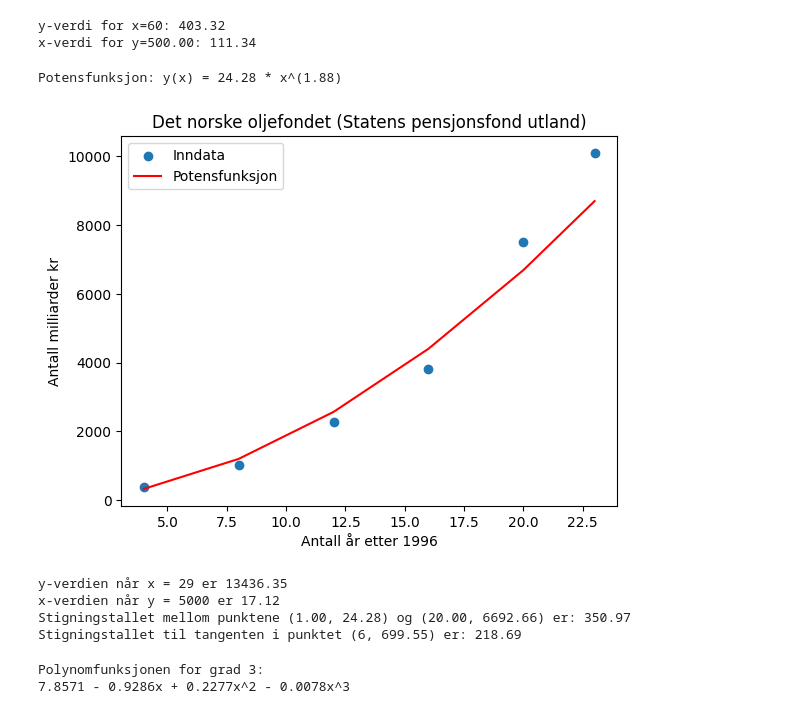
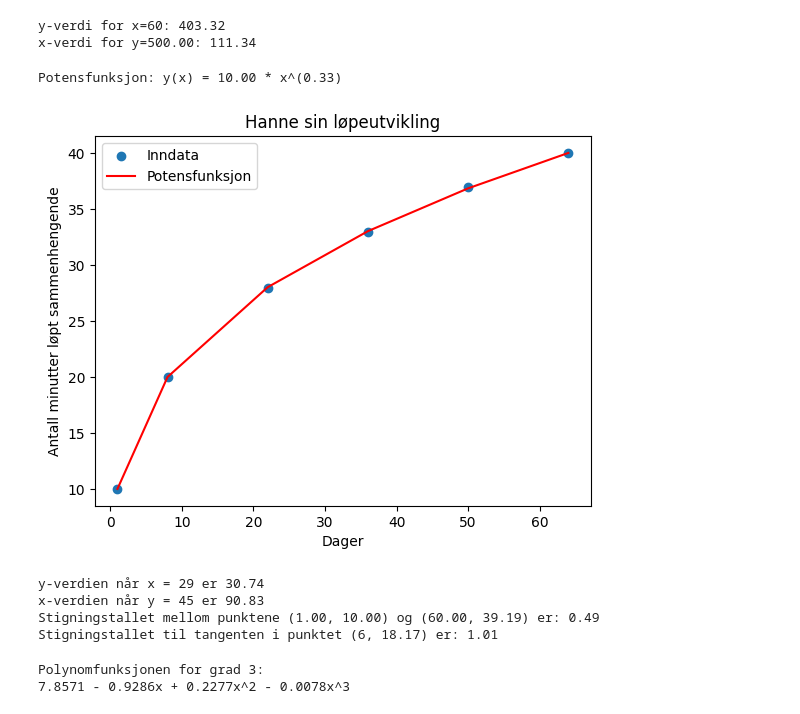
Before and after one commit to hanska91/Matematikk-2P-Y, a Jupyter notebook: Matematikkboka 2P-Y + Litt annet.ipynb, the cells around one changed output. Cells and saved outputs as stored; diff of their text form; code cells hidden in the pictures.

```diff
--- a/Matematikkboka 2P-Y + Litt annet.ipynb
+++ b/Matematikkboka 2P-Y + Litt annet.ipynb
@@ -2808,8 +2808,8 @@ import numpy as np
 import matplotlib.pyplot as plt
 
 # Datasett
-x = [4, 8, 12, 16, 20, 23]                              #Endre tallene så de passer til din oppgave
-y = [386, 1016, 2275, 3816, 7510, 10100]                #Endre tallene så de passer til din oppgave
+x = [1, 8, 22, 36, 50, 64]                              #Endre tallene så de passer til din oppgave
+y = [10, 20, 28, 33, 37, 40]                            #Endre tallene så de passer til din oppgave
 
 # Konverter y-verdiene til logaritmisk form
 log_y = np.log10(y)
@@ -2845,51 +2845,51 @@ print("Potensfunksjon: y(x) = {:.2f} * x^({:.2f})".format(a, b))
 # Plot datasettet og potensfunksjonen
 plt.scatter(x, y, label='Inndata')
 plt.plot(x, power_func(x, a, b), label='Potensfunksjon',color = "r")
-plt.xlabel('Antall år etter 1996')                                                        # Navn på x-aksen
-plt.ylabel('Antall milliarder kr')                                                        # Navn på y-aksen
+plt.xlabel('Dager')                                                        # Navn på x-aksen
+plt.ylabel('Antall minutter løpt sammenhengende')                          # Navn på y-aksen
 plt.legend()
-plt.title('Det norske oljefondet (Statens pensjonsfond utland)')                          # Overskriften på grafen
+plt.title('Hanne sin løpeutvikling')                                       # Overskriften på grafen
 plt.show()
 
 # Finn y-verdien når x = ...
 x_verdi = 29
 y_verdi = a*x_verdi**b
 print(f"y-verdien når x = {x_verdi} er {y_verdi:.2f}")
 
 # Finn x-verdien når y = ...
-y_verdi = 5000
+y_verdi = 45
 x_verdi = (y_verdi/a)**(1/b)
 print(f"x-verdien når y = {y_verdi} er {x_verdi:.2f}")
 
 # Finn stigningstallet mellom to punkter (rett linje)
-x1 = 1  # Valgfri x-verdi
-x2 = 20  # Valgfri x-verdi
+x1 = 1                                                      # Velg valgfri x1-verdi
+x2 = 60                                                     # Velg valgfri x2-verdi
 
 y1 = power_func(x1, a, b)
 y2 = power_func(x2, a, b)
 
 # Beregn stigningstallet
 m = (y2 - y1) / (x2 - x1)
 
 # Skriv ut stigningstallet
 print("Stigningstallet mellom punktene ({:.2f}, {:.2f}) og ({:.2f}, {:.2f}) er: {:.2f}".format(x1, y1, x2, y2, m))
 
 # Finn stigningstallet i et valgt punkt
-x3 = 6                     # Valgfri x3-verdi
-y3 = power_func(x3, a, b)  # Valgfri y3-verdi
+x3 = 6                                                      # Valgfri x3-verdi
+y3 = power_func(x3, a, b)                                    # Valgfri y3-verdi
 
 # Beregn stigningstallet i punktet (x3, y3)
 m_tangent = power_func_derivative(x3, a, b)
 
 # Skriv ut stigningstallet
 print("Stigningstallet til tangenten i punktet ({}, {:.2F}) er: {:.2f}".format(x3, y3, m_tangent))
 # %% [output]
-Potensfunksjon: y(x) = 24.28 * x^(1.88)
+Potensfunksjon: y(x) = 10.00 * x^(0.33)
-[figure, old version]
+[figure, new version]
-y-verdien når x = 29 er 13436.35
-x-verdien når y = 5000 er 17.12
-Stigningstallet mellom punktene (1.00, 24.28) og (20.00, 6692.66) er: 350.97
-Stigningstallet til tangenten i punktet (6, 699.55) er: 218.69
+y-verdien når x = 29 er 30.74
+x-verdien når y = 45 er 90.83
+Stigningstallet mellom punktene (1.00, 10.00) og (60.00, 39.19) er: 0.49
+Stigningstallet til tangenten i punktet (6, 18.17) er: 1.01
 # %%
 # Polynomregresjon med bruk av dummy Data hvor du selv velger poilynomgrad
 import numpy as np
```
